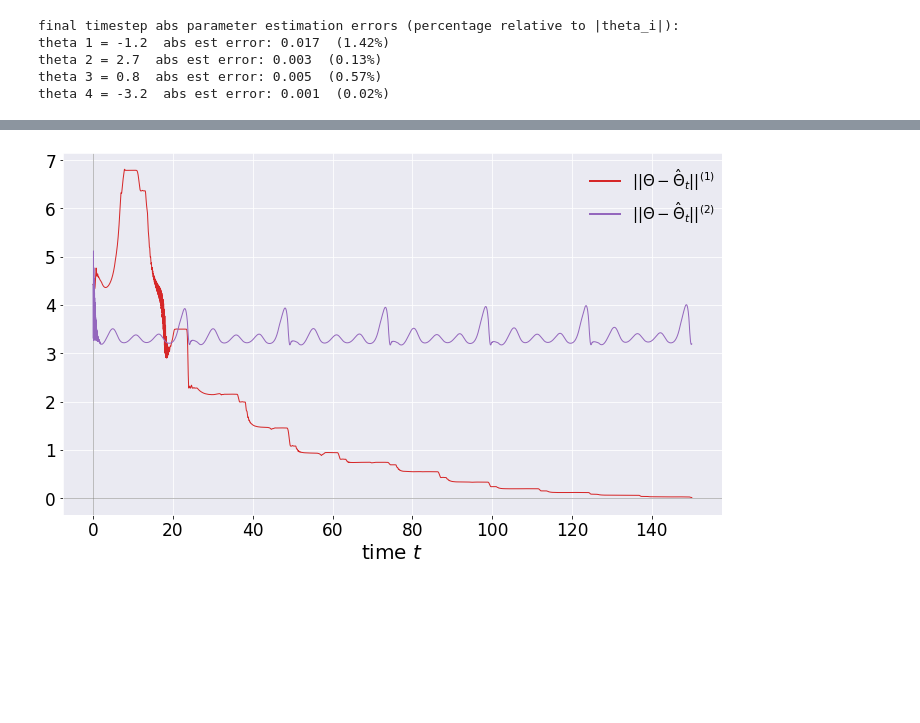
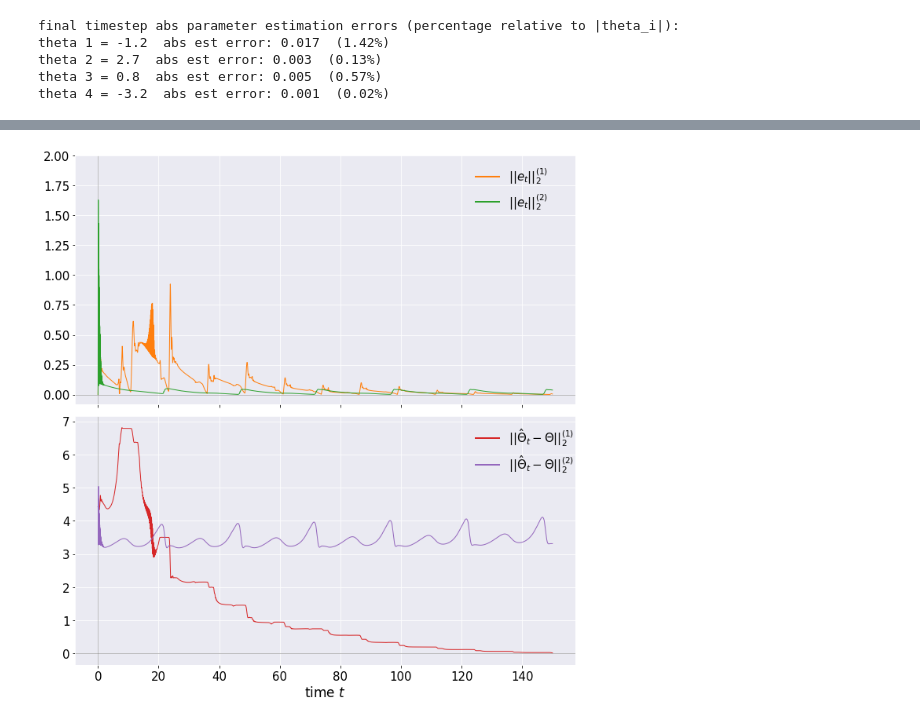
Before and after one commit to tylerlekang/CDC2022, a Jupyter notebook: CDC2022_simulation.ipynb, the cells around one changed output, grey strips where cells are left out. Drawn from its saved outputs; the diff is of its cells as text; code cells hidden in the pictures; blank space fills up the shorter version.

```diff
--- a/CDC2022_simulation.ipynb
+++ b/CDC2022_simulation.ipynb
@@ -519,13 +389,13 @@ fig.savefig('phase_plot.pdf',bbox_inches='tight',transparent=False)
 # %%
 Thetats = np.tile(Theta,ts.size).reshape(Thetahat.shape)
-ThetaErr = Thetats - Thetahat
+ThetaErr = Thetahat - Thetats
 ThErrNorm = np.linalg.norm(ThetaErr,axis=0).squeeze()
 
 fig,ax = plt.subplots(2,1,sharex=True,figsize=(15,8))
 plt.sca(ax[0])
 plt.axhline(0,c='gray',lw=0.5) # axes lines
 plt.axvline(0,c='gray',lw=0.5)
-plt.plot(ts,np.linalg.norm(e,axis=0),'k',label=r'$||e_t||$',lw=1)
+plt.plot(ts,np.linalg.norm(e,axis=0),'k',label=r'$||e_t||_2$',lw=1)
 leg = plt.legend(bbox_to_anchor=(0.995,1),loc='upper left',fontsize=15)
 for line in leg.legendHandles: line.set_linewidth(2)
 plt.yticks(fontsize=13)
@@ -533,7 +403,7 @@ plt.sca(ax[1])
 plt.axhline(0,c='gray',lw=0.5) # axes lines
 plt.axvline(0,c='gray',lw=0.5)
 # plt.plot(ts,u[0],'C3',label=r'$u_t$',lw=1)
-plt.plot(ts,ThErrNorm,'C3',label=r'$||\Theta-\hat\Theta_t||$',lw=1)
+plt.plot(ts,ThErrNorm,'C3',label=r'$||\hat\Theta_t-\Theta||_2$',lw=1)
 leg = plt.legend(bbox_to_anchor=(0.995,1),loc='upper left',fontsize=15)
 for line in leg.legendHandles: line.set_linewidth(2)
 plt.xlabel(r'time $t$',fontsize=15)
@@ -542,5 +412,5 @@ plt.yticks(fontsize=13)
 plt.tight_layout()
 plt.show()
 
-print('final timestep ||Theta-Thetahat|| (percentage relative to ||Theta||): %.3f'%(ThErrNorm[-1]))
+print('final timestep ||Thetahat-Theta|| (percentage relative to ||Theta||): %.3f%%'%(ThErrNorm[-1]))
 # %% [output]
@@ -698,13 +562,13 @@ fig.savefig('phase_plot2.pdf',bbox_inches='tight',transparent=False)
 # %%
 Thetats = np.tile(Theta,ts.size).reshape(Thetahat.shape)
-ThetaErr2 = Thetats - Thetahat2
-ThErr2Norm = np.linalg.norm(ThetaErr2,axis=0).squeeze()
+ThetaErr2 = Thetahat2 - Thetats
+ThErrNorm2 = np.linalg.norm(ThetaErr2,axis=0).squeeze()
 
 fig,ax = plt.subplots(2,1,sharex=True,figsize=(15,8))
 plt.sca(ax[0])
 plt.axhline(0,c='gray',lw=0.5) # axes lines
 plt.axvline(0,c='gray',lw=0.5)
-plt.plot(ts,np.linalg.norm(e,axis=0),'k',label=r'$||e_t||$',lw=1)
+plt.plot(ts,np.linalg.norm(e2,axis=0),'k',label=r'$||e_t||_2$',lw=1)
 leg = plt.legend(bbox_to_anchor=(0.995,1),loc='upper left',fontsize=15)
 for line in leg.legendHandles: line.set_linewidth(2)
 plt.yticks(fontsize=13)
@@ -712,7 +576,7 @@ plt.sca(ax[1])
 plt.axhline(0,c='gray',lw=0.5) # axes lines
 plt.axvline(0,c='gray',lw=0.5)
 # plt.plot(ts,u[0],'C3',label=r'$u_t$',lw=1)
-plt.plot(ts,ThErr2Norm,'C3',label=r'$||\Theta-\hat\Theta_t||$',lw=1)
+plt.plot(ts,ThErrNorm2,'C3',label=r'$||\hat\Theta_t-\Theta||_2$',lw=1)
 leg = plt.legend(bbox_to_anchor=(0.995,1),loc='upper left',fontsize=15)
 for line in leg.legendHandles: line.set_linewidth(2)
 plt.xlabel(r'time $t$',fontsize=15)
@@ -721,5 +585,5 @@ plt.yticks(fontsize=13)
 plt.tight_layout()
 plt.show()
 
-print('final timestep ||Theta-Thetahat|| (percentage relative to ||Theta||): %.3f'%(ThErr2Norm[-1]))
+print('final timestep ||Thetahat-Theta|| (percentage relative to ||Theta||): %.3f%%'%(ThErrNorm2[-1]))
 # %% [output]
@@ -778,19 +642,30 @@ theta 4 = -3.2  abs est error: 0.001  (0.02%)
 # %%
-# combined plot for paper
+# combined plot
 
-fig = plt.figure(figsize=(10,6))
+# fig = plt.figure(figsize=(10,6))
+fig,ax = plt.subplots(2,1,sharex=True,figsize=(10,10))
+plt.sca(ax[0])
 plt.axhline(0,c='gray',lw=0.5) # axes lines
 plt.axvline(0,c='gray',lw=0.5)
-plt.plot(ts,ThErrNorm,'C3',label=r'$||\Theta-\hat\Theta_t||^{(1)}$',lw=1)
-plt.plot(ts,ThErr2Norm,'C4',label=r'$||\Theta-\hat\Theta_t||^{(2)}$',lw=1)
+plt.plot(ts,np.linalg.norm(e,axis=0),'C1',label=r'$||e_t||_2^{(1)}$',lw=1)
+plt.plot(ts,np.linalg.norm(e2,axis=0),'C2',label=r'$||e_t||_2^{(2)}$',lw=1)
 leg = plt.legend(bbox_to_anchor=(0.78,1),loc='upper left',fontsize=15)
 for line in leg.legendHandles: line.set_linewidth(2)
-plt.xlabel(r'time $t$',fontsize=20)
-plt.xticks(fontsize=17)
-plt.yticks(fontsize=17)
+plt.yticks(fontsize=15)
+plt.ylim(top=2)
+plt.sca(ax[1])
+plt.axhline(0,c='gray',lw=0.5) # axes lines
+plt.axvline(0,c='gray',lw=0.5)
+plt.plot(ts,ThErrNorm,'C3',label=r'$||\hat\Theta_t-\Theta||_2^{(1)}$',lw=1)
+plt.plot(ts,ThErrNorm2,'C4',label=r'$||\hat\Theta_t-\Theta||_2^{(2)}$',lw=1)
+leg = plt.legend(bbox_to_anchor=(0.78,1),loc='upper left',fontsize=15)
+for line in leg.legendHandles: line.set_linewidth(2)
+plt.xlabel(r'time $t$',fontsize=17)
+plt.xticks(fontsize=15)
+plt.yticks(fontsize=15)
 plt.tight_layout()
 plt.show()
 
 fig.savefig('theta_est_conv.pdf',bbox_inches='tight',transparent=False)
 # %% [output]
-[figure, old version]
+[figure, new version]
```
Also changed, not shown: parts of 24 cells of this notebook.
